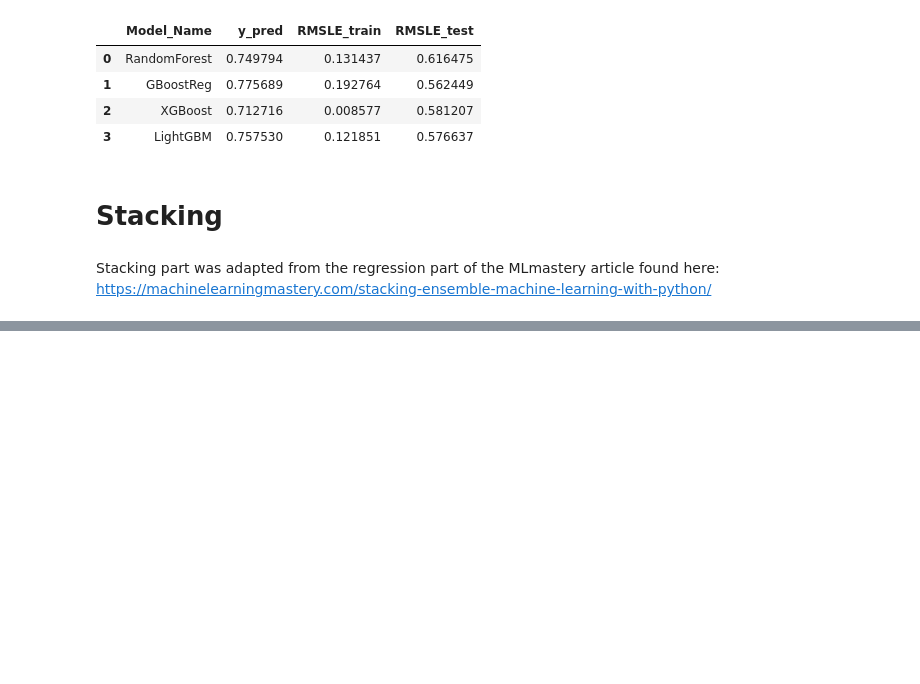
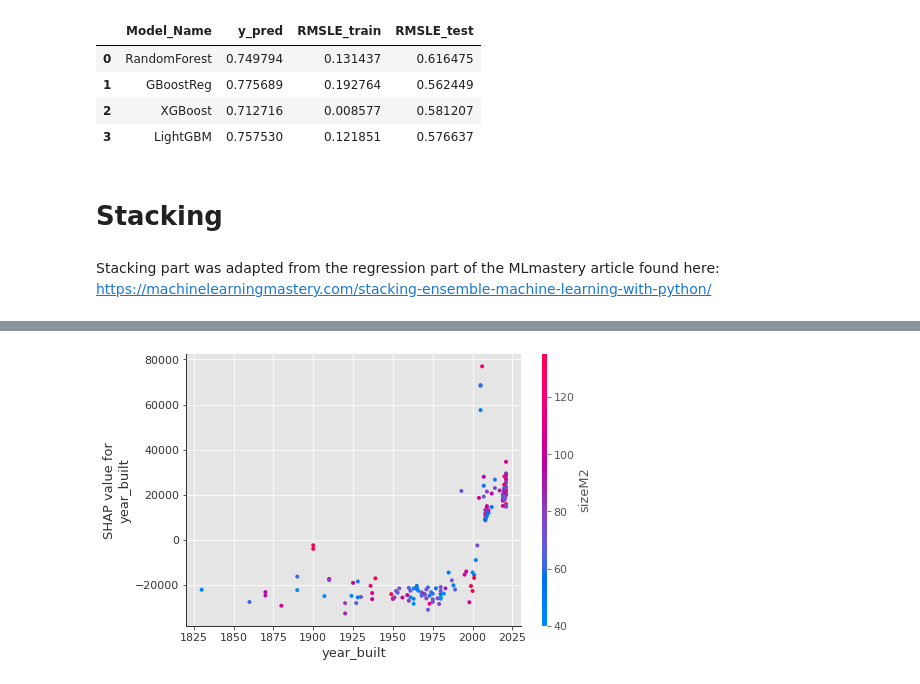
Before and after one commit to jbrlek/Capstone_webScrape_Real_Estate_Regression, a Jupyter notebook: Fitting models.ipynb, the cells around one changed output, grey strips where cells are left out. Cells and saved outputs as stored; diff of their text form; code cells hidden in the pictures; blank space fills up the shorter version.

```diff
--- a/Fitting models.ipynb
+++ b/Fitting models.ipynb
@@ -808,0 +863,4 @@ pyplot.boxplot(results, labels=names, showmeans=True)
+# %%
+shap.dependence_plot("year_built", shap_values, X_test, interaction_index="sizeM2")
+# %% [output]
+[figure, added]
```
Also changed, not shown: parts of 22 cells of this notebook, 1 other file.
